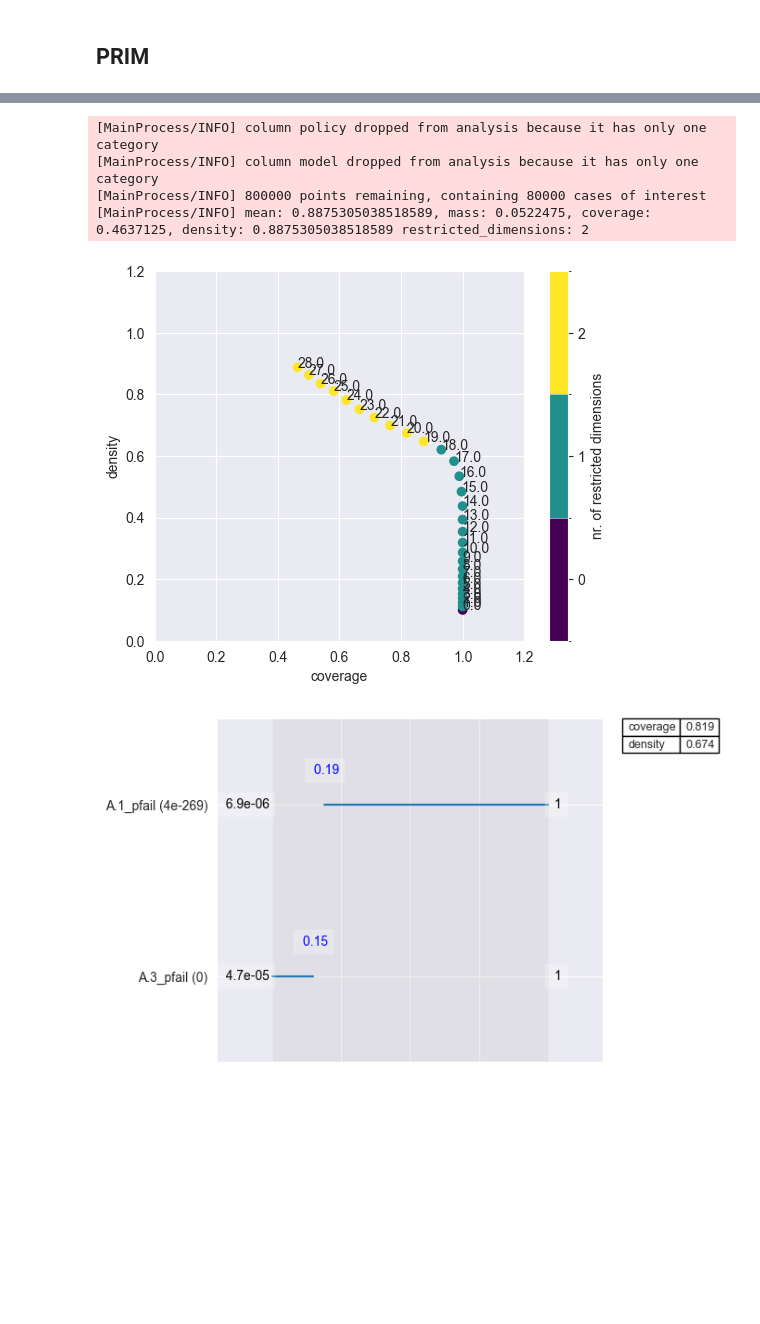
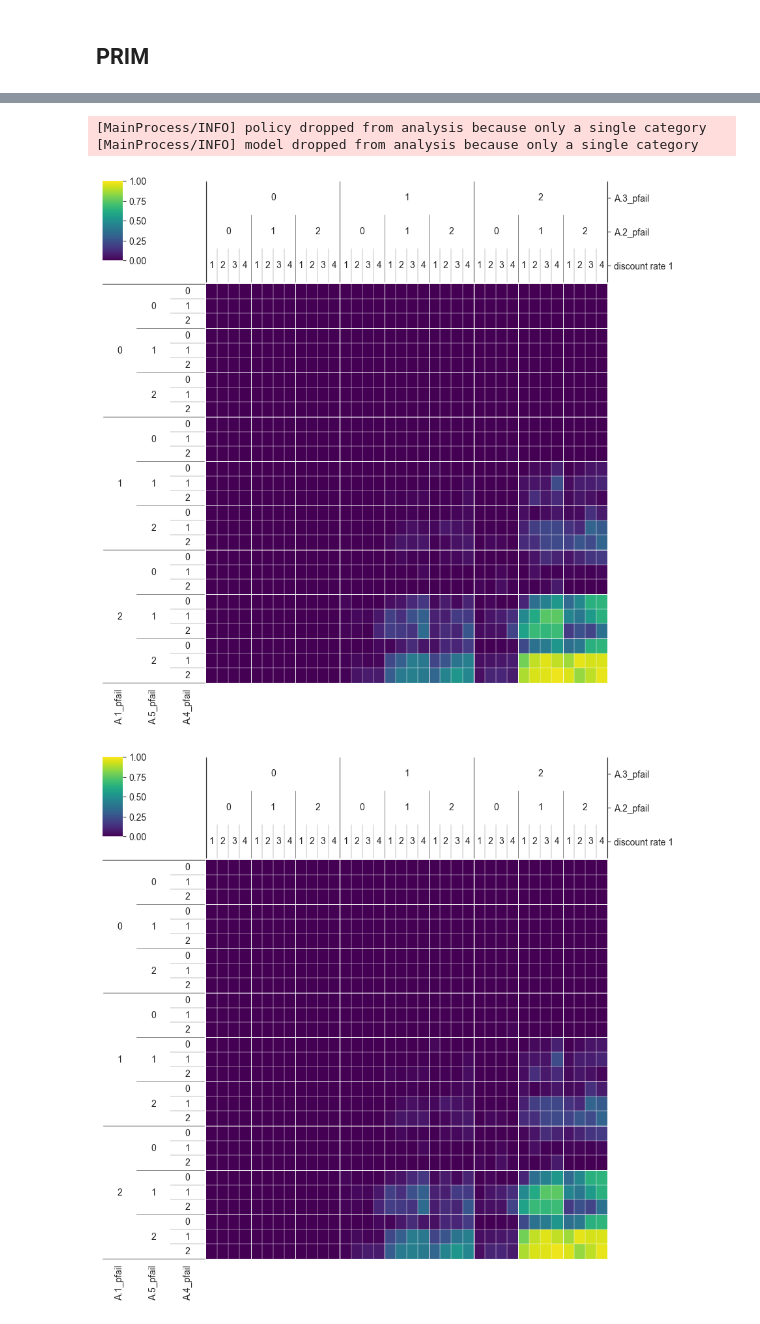
Before and after one commit to jeroenvantil/epa141A_open, a Jupyter notebook: final assignment/Scenario Discovery.ipynb, the cells around one changed output, grey strips where cells are left out. Cells and saved outputs as stored; diff of their text form; code cells hidden in the pictures; blank space fills up the shorter version.

```diff
--- a/final assignment/Scenario Discovery.ipynb
+++ b/final assignment/Scenario Discovery.ipynb
@@ -164,21 +145,0 @@ plt.show()
-# %%
-ema_logging.log_to_stderr(ema_logging.INFO)
-prim_alg = prim.Prim(x=x, y=df_deaths['y_worst'], threshold= 0.8, peel_alpha= 0.1)
-
-box_deaths_worst = prim_alg.find_box()
-# %% [output]
-[MainProcess/INFO] column policy dropped from analysis because it has only one category
-[MainProcess/INFO] column model dropped from analysis because it has only one category
-[MainProcess/INFO] 800000 points remaining, containing 80000 cases of interest
-[MainProcess/INFO] mean: 0.8875305038518589, mass: 0.0522475, coverage: 0.4637125, density: 0.8875305038518589 restricted_dimensions: 2
-# %%
-# Plot the trade-off curve
-box_deaths_worst.show_tradeoff(annotated=True)
-plt.show()
-# %% [output]
-[figure, removed]
-# %%
-box_deaths_worst.inspect(20, style='graph')
-plt.show()
-# %% [output]
-[figure, removed]
@@ -189,0 +146,7 @@ box_costs = prim_alg.find_box()
+# %%
+dimensional_stacking.create_pivot_plot(experiments, df_damages['y_worst'].to_numpy())
+# %% [output]
+[MainProcess/INFO] policy dropped from analysis because only a single category
+[MainProcess/INFO] model dropped from analysis because only a single category
+[figure, added]
+[figure, added]
```
Also changed, not shown: parts of 14 cells of this notebook.
